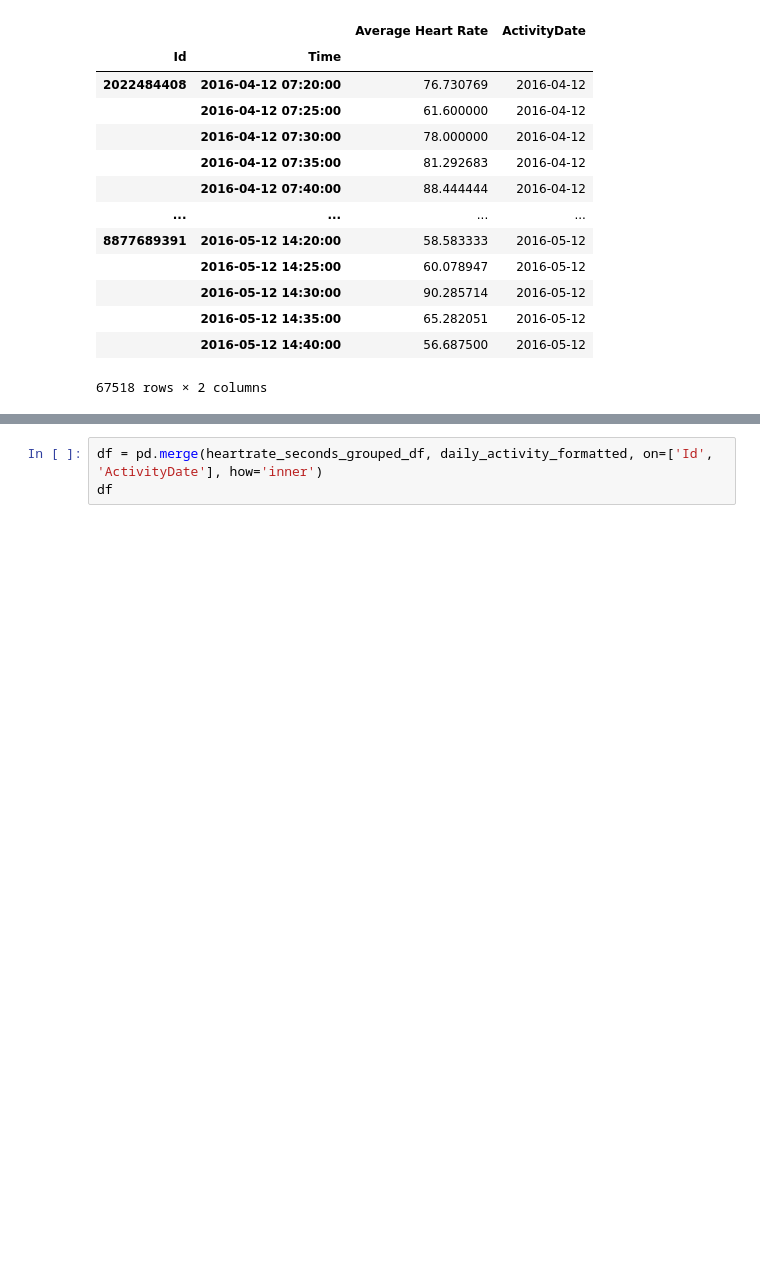
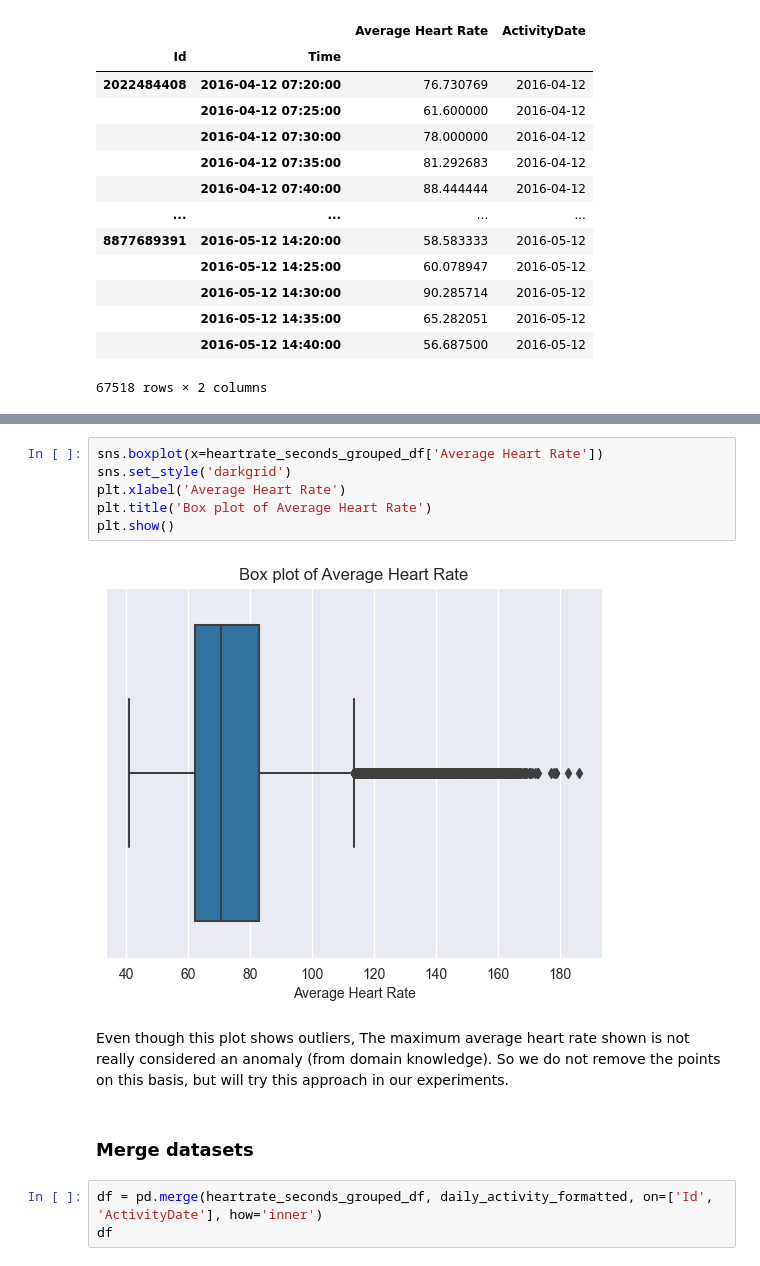
Before and after one commit to saran-sankar/fit-da, a Jupyter notebook: activity.ipynb, the cells around one changed output, grey strips where cells are left out. Drawn from its saved outputs; the diff is of its cells as text; blank space fills up the shorter version.

```diff
--- a/activity.ipynb
+++ b/activity.ipynb
@@ -108,3 +131,15 @@ heartrate_seconds_grouped_df
+# %%
+sns.boxplot(x=heartrate_seconds_grouped_df['Average Heart Rate'])
+sns.set_style('darkgrid')
+plt.xlabel('Average Heart Rate')
+plt.title('Box plot of Average Heart Rate')
+plt.show()
+# %% [output]
+[figure, added]
+# %% [markdown]
+Even though this plot shows outliers, The maximum average heart rate shown is not really considered an anomaly (from domain knowledge). So we do not remove the points on this basis, but will try this approach in our experiments.
+# %% [markdown]
+### Merge datasets
 # %%
 df = pd.merge(heartrate_seconds_grouped_df, daily_activity_formatted, on=['Id', 'ActivityDate'], how='inner')
 df
```
Also changed, not shown: parts of 68 cells of this notebook.
